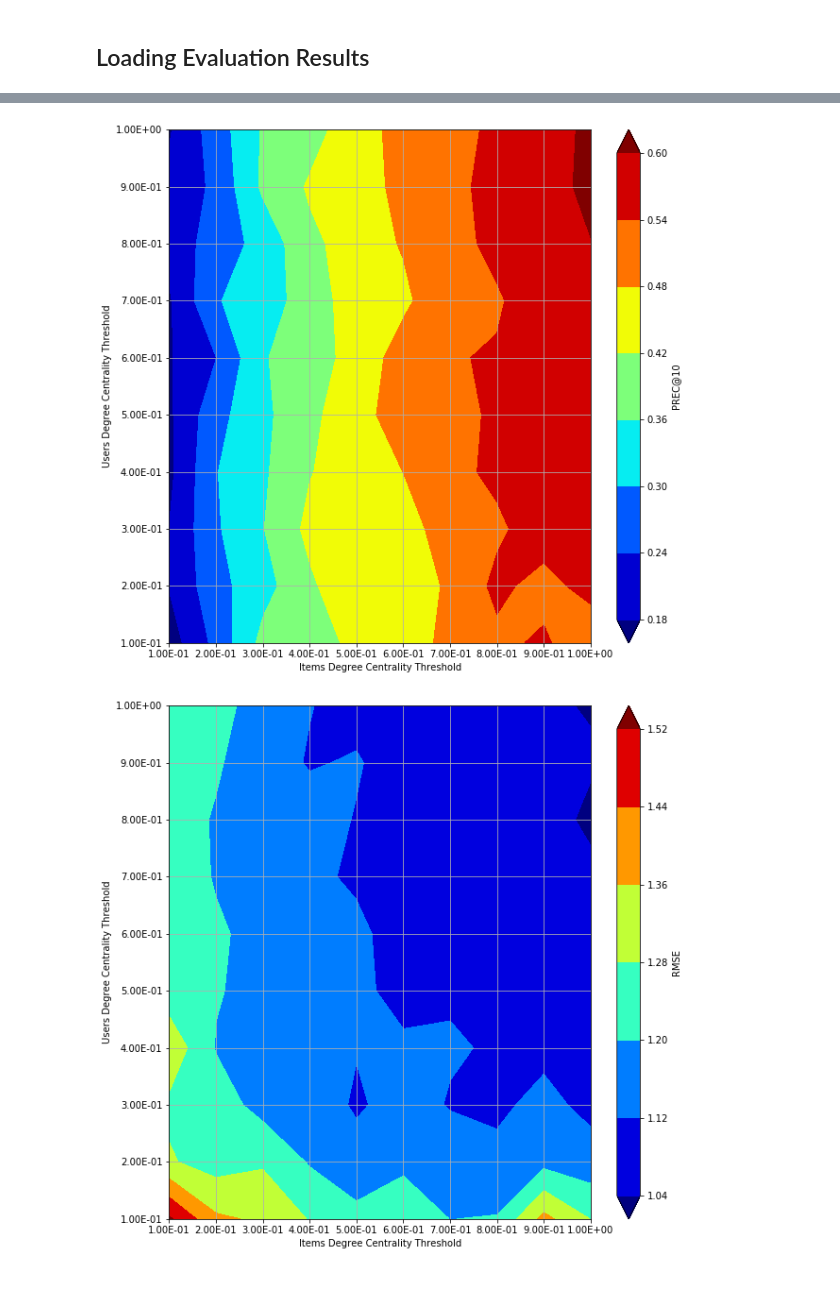
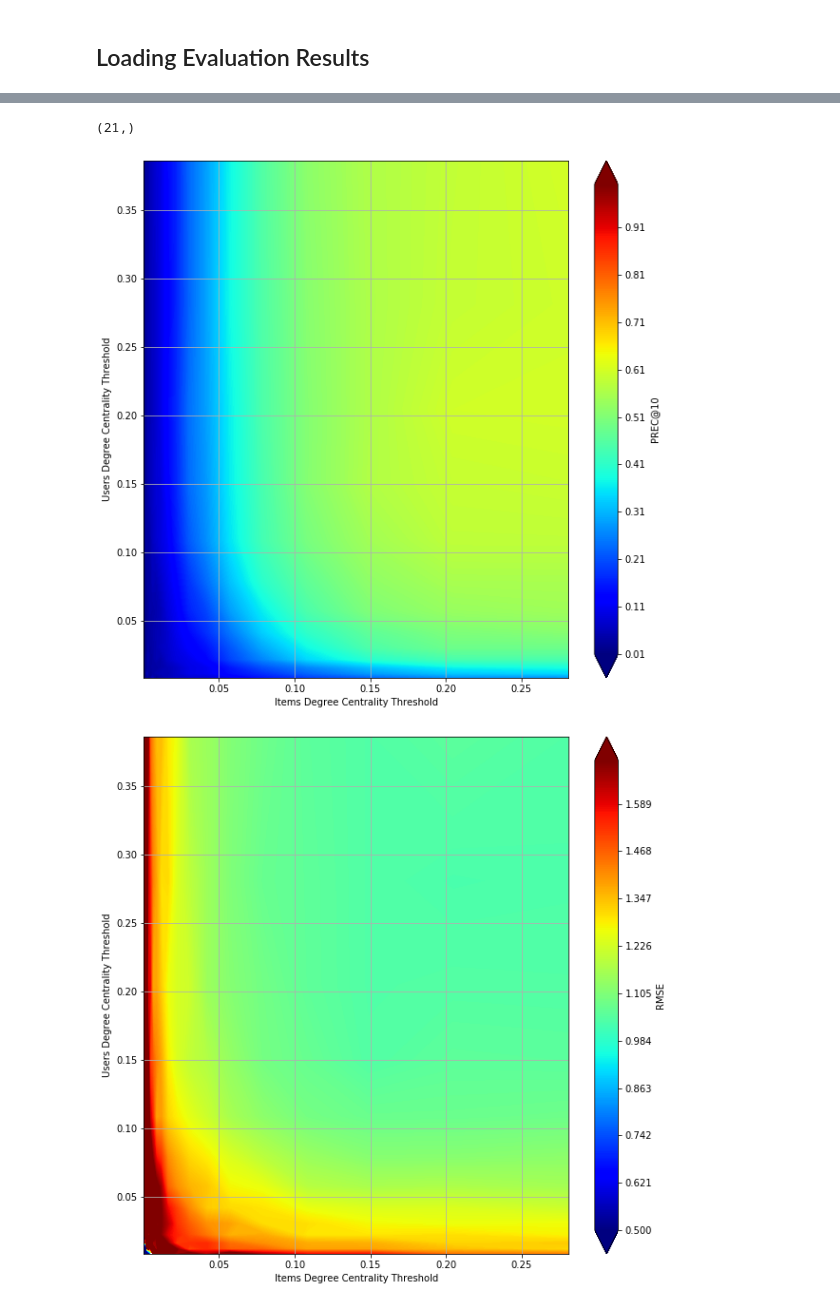
Before and after one commit to guedes-joaofelipe/CPS765-complex-networks, a Jupyter notebook: Final_Project/Analysis.ipynb, the cells around one changed output, grey strips where cells are left out. Drawn from its saved outputs; the diff is of its cells as text; code cells hidden in the pictures.

```diff
--- a/Final_Project/Analysis.ipynb
+++ b/Final_Project/Analysis.ipynb
@@ -37,29 +60,49 @@ for j, json_file in enumerate(json_files):
+# %%
+x.shape
+# %% [output]
+(21,)
 # %%
-for metric in params.metrics:
-    z = np.zeros([len(df['degree_item_thr'].unique()), len(df['degree_user_thr'].unique())])
+for metric in params.metrics + ['RECALL@10', 'os']:
+# for metric in ['os']:
     x = np.sort(df['degree_item_thr'].unique())
     y = np.sort(df['degree_user_thr'].unique())
+    z = np.zeros([y.shape[0], x.shape[0]])
     for u, degree_user_thr in enumerate(y):
         for i, degree_item_thr in enumerate(x):
             cond1 = df['degree_item_thr'] == degree_item_thr
             cond2 = df['degree_user_thr'] == degree_user_thr
             df_temp = df[cond1 & cond2][metric].reset_index(drop=True)
             if df_temp.shape[0] == 0:
-                print (degree_item_thr, degree_user_thr)
-            z[u][i] = df_temp[0]
+                z[u][i] = 0
+            else:
+                z[u][i] = df_temp[0]
 
     fig, ax = plt.subplots(nrows=1, ncols=1, figsize=(10,10))
     cmap = plt.cm.get_cmap("jet")
-    cs = ax.contourf(z, cmap=cmap, extend='both')
-    ax.set_xticklabels(['{:.02E}'.format(x_value) for x_value in x])
-    ax.set_yticklabels(['{:.02E}'.format(y_value) for y_value in y])
+    if metric != 'RMSE' and metric != 'os':
+        levels=np.array([float(x)/1000.0 for x in np.arange(10, 1001, 1, dtype=float)])
+        cs = ax.contourf(x,y,z, cmap=cmap, extend='both', levels=levels)
+    elif metric == 'os':
+        levels=np.array([float(x)/1000.0 for x in np.arange(100, 1001, 1, dtype=float)])
+        cs = ax.contourf(x,y,z, cmap=cmap, extend='both', levels=levels)
+    else:
+        levels=np.array([float(x)/1000.0 for x in np.arange(500, 1701, 1, dtype=float)])
+        cs = ax.contourf(x,y,z, cmap=cmap, extend='both', levels=levels)
+
     ax.grid(True)
-    ax.set_ylabel('Users Degree Centrality Threshold')
-    ax.set_xlabel('Items Degree Centrality Threshold')
-    fig.colorbar(cs, ax=ax, shrink=1, label=metric)
+    if params.strategy == 'random':
+        ax.set_ylabel('Users Fraction')
+        ax.set_xlabel('Items Fraction')
+    else:
+        ax.set_ylabel('Users Degree Centrality Threshold')
+        ax.set_xlabel('Items Degree Centrality Threshold')
+
+    cbar = fig.colorbar(cs, ax=ax, shrink=1, label=metric)
+    cbar.ax.set_ylim(0, 1)
+
     cs.changed()
 
     fig.savefig(os.path.join(figures_folder, metric + '.jpeg'), bbox_inches='tight')
 # %% [output]
-[figure, old version]
+[figure, new version]
-[figure, old version]
+[figure, new version]
```
Also changed, not shown: parts of 4 cells of this notebook, 14 other files.
